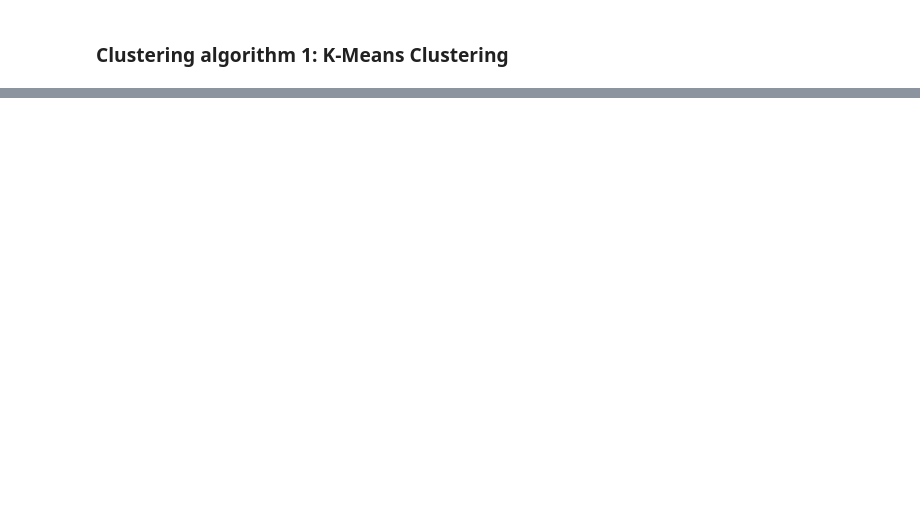
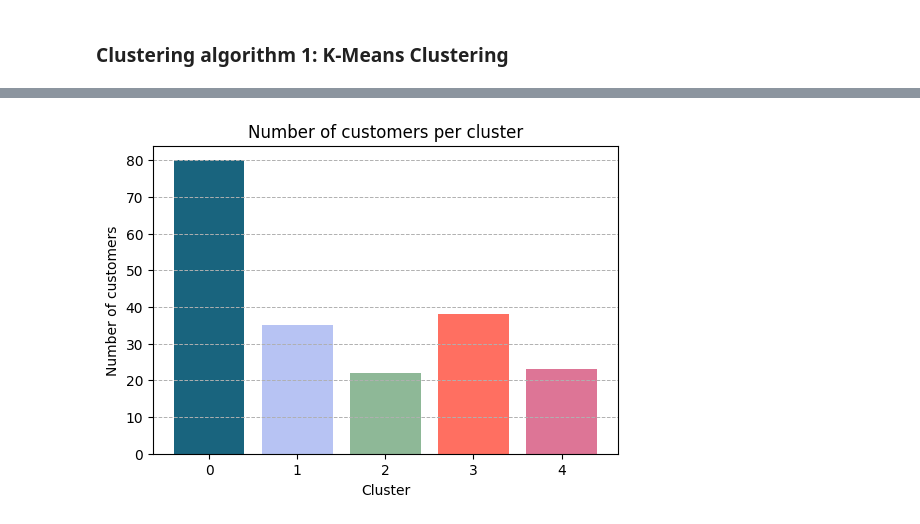
Before and after one commit to dalimvc/Clustering-and-Classification-Models, a Jupyter notebook: DS24-Clustering-b21dalmi.ipynb, the cells around one changed output, grey strips where cells are left out. Saved outputs shown, nothing was run; the diff lists cells and outputs as text; code cells hidden in the pictures; blank space fills up the shorter version.

```diff
--- a/DS24-Clustering-b21dalmi.ipynb
+++ b/DS24-Clustering-b21dalmi.ipynb
@@ -234,0 +283,13 @@ h3 {
+# %%
+plt.figure(figsize=(6, 4))
+
+plt.bar(df['Cluster'].value_counts().index, df['Cluster'].value_counts().values, color=colors)
+plt.title('Number of customers per cluster')
+plt.xlabel('Cluster')
+plt.ylabel('Number of customers')
+plt.xticks(np.arange(5), labels=np.arange(5))
+plt.grid(axis='y', linestyle='--', linewidth=0.7)
+
+plt.show()
+# %% [output]
+[figure, added]
```
Also changed, not shown: parts of 10 cells of this notebook.
